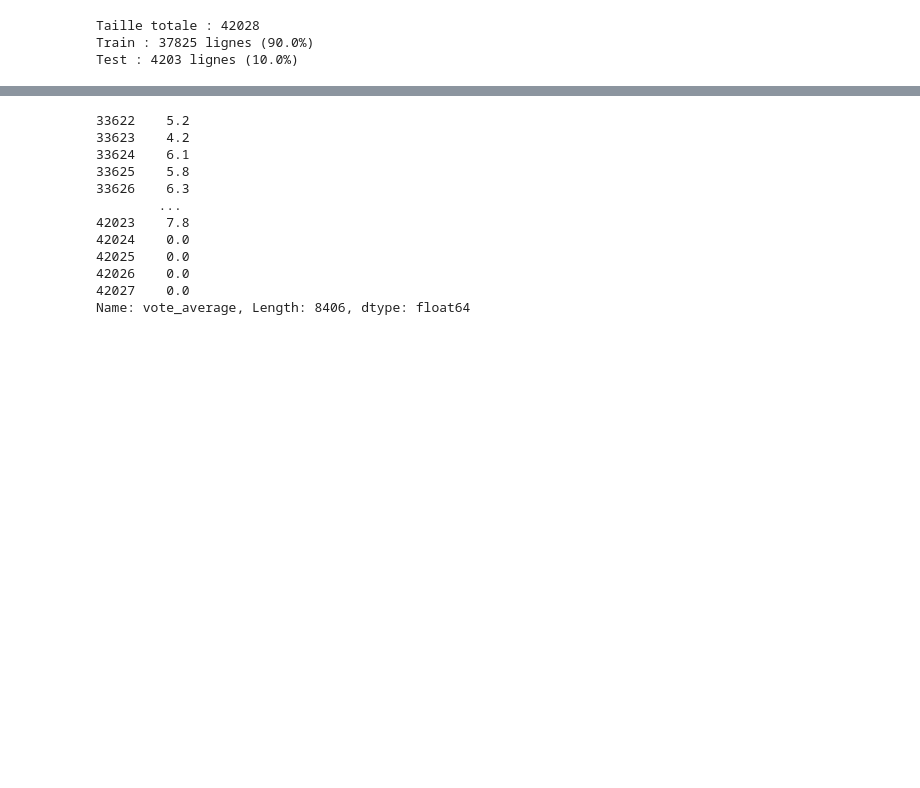
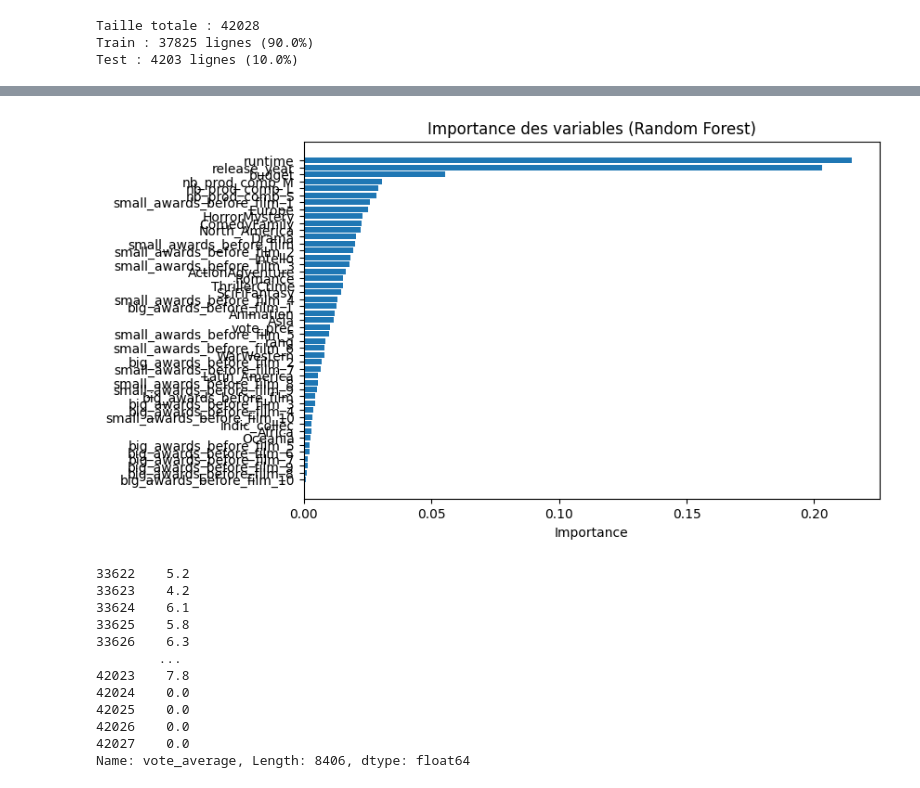
Before and after one commit to mlepennec-ensae/formation_cepe, a Jupyter notebook: Projet/donnees_projet.ipynb, the cells around one changed output, grey strips where cells are left out. Drawn from its saved outputs; the diff is of its cells as text; code cells hidden in the pictures; blank space fills up the shorter version.

Commit message:
importances des variables

```diff
--- a/Projet/donnees_projet.ipynb
+++ b/Projet/donnees_projet.ipynb
@@ -1471,10 +1471,6 @@ fs.ls('mlepennec-ensae')
 BUCKET = 'mlepennec-ensae'
 FILE_OUT_S3 = '/data_movies_final_selected_merged.csv'  # Chemin dans le bucket
 FILE_OUT_PATH = BUCKET + FILE_OUT_S3       # Chemin complet S3
-
-
-with fs.open(FILE_OUT_PATH, mode='w') as f_out:
-    data_movies_final_selected_merged.to_csv(f_out, index=False)
 # %%
 with fs.open(FILE_OUT_PATH, mode='rb') as f_out:
     data_movies_final_selected_merged = pd.read_csv(f_out)
@@ -1603,3 +1583,5 @@ lr = RandomForestRegressor()
+# %%
+rf = RandomForestRegressor(random_state=42)
 # %%
 pip_reg = Pipeline(steps=[
     ('preproc', preprocessor),
@@ -1617,3 +1599,22 @@ r2_score(y_val, y_predict)
+# %%
+importances = rf.feature_importances_
+
+# Créer un DataFrame pour mieux visualiser
+feature_importances = pd.DataFrame({
+    'Feature': X_train.columns,
+    'Importance': importances
+}).sort_values(by='Importance', ascending=False)
+# %%
+import matplotlib.pyplot as plt
+
+plt.figure(figsize=(8, 5))
+plt.barh(feature_importances['Feature'], feature_importances['Importance'])
+plt.gca().invert_yaxis()  # Pour avoir la plus importante en haut
+plt.xlabel("Importance")
+plt.title("Importance des variables (Random Forest)")
+plt.show()
+# %% [output]
+[figure, added]
 # %%
 y_val
 # %% [output]
```
Also changed, not shown: parts of 4 cells of this notebook.
